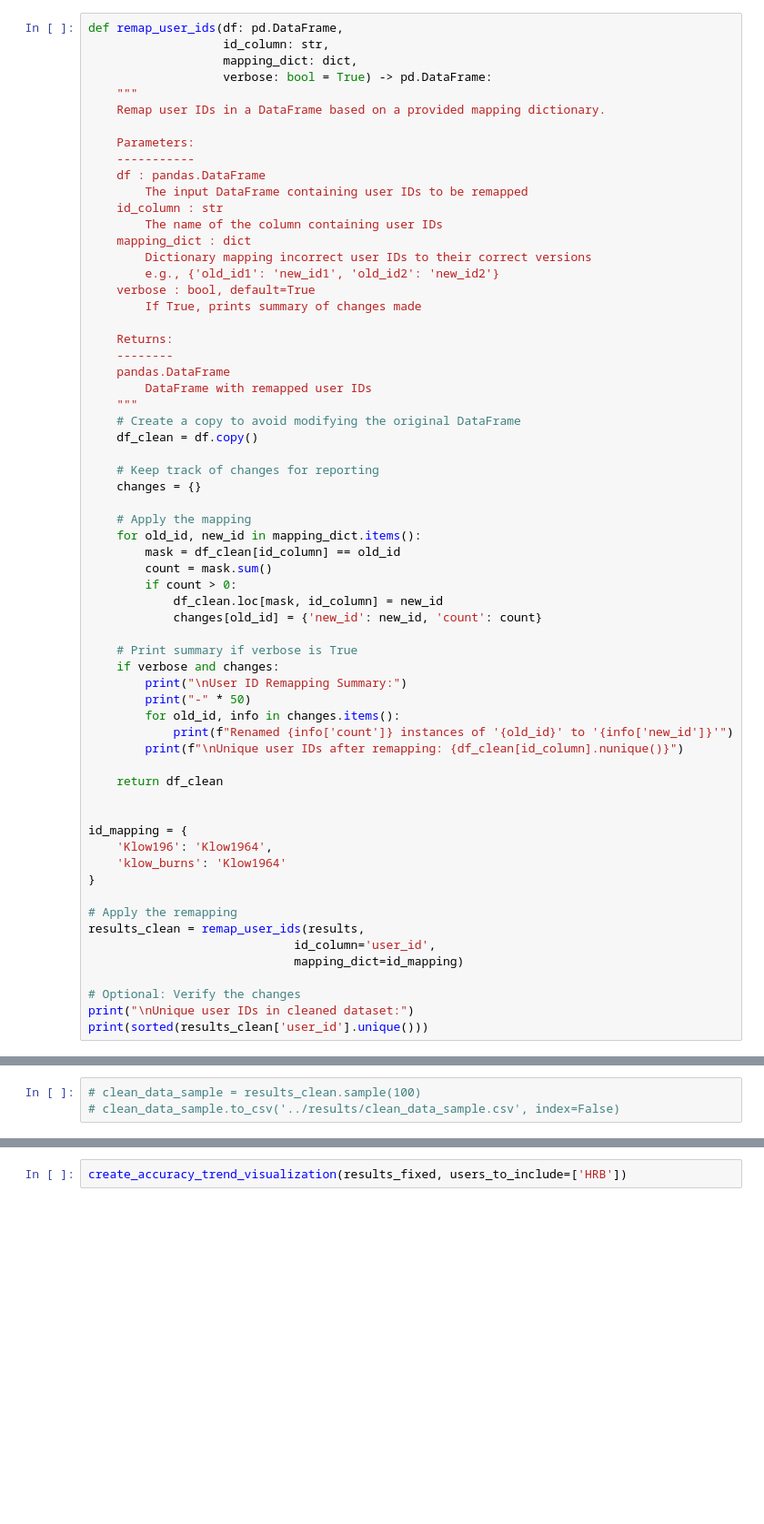
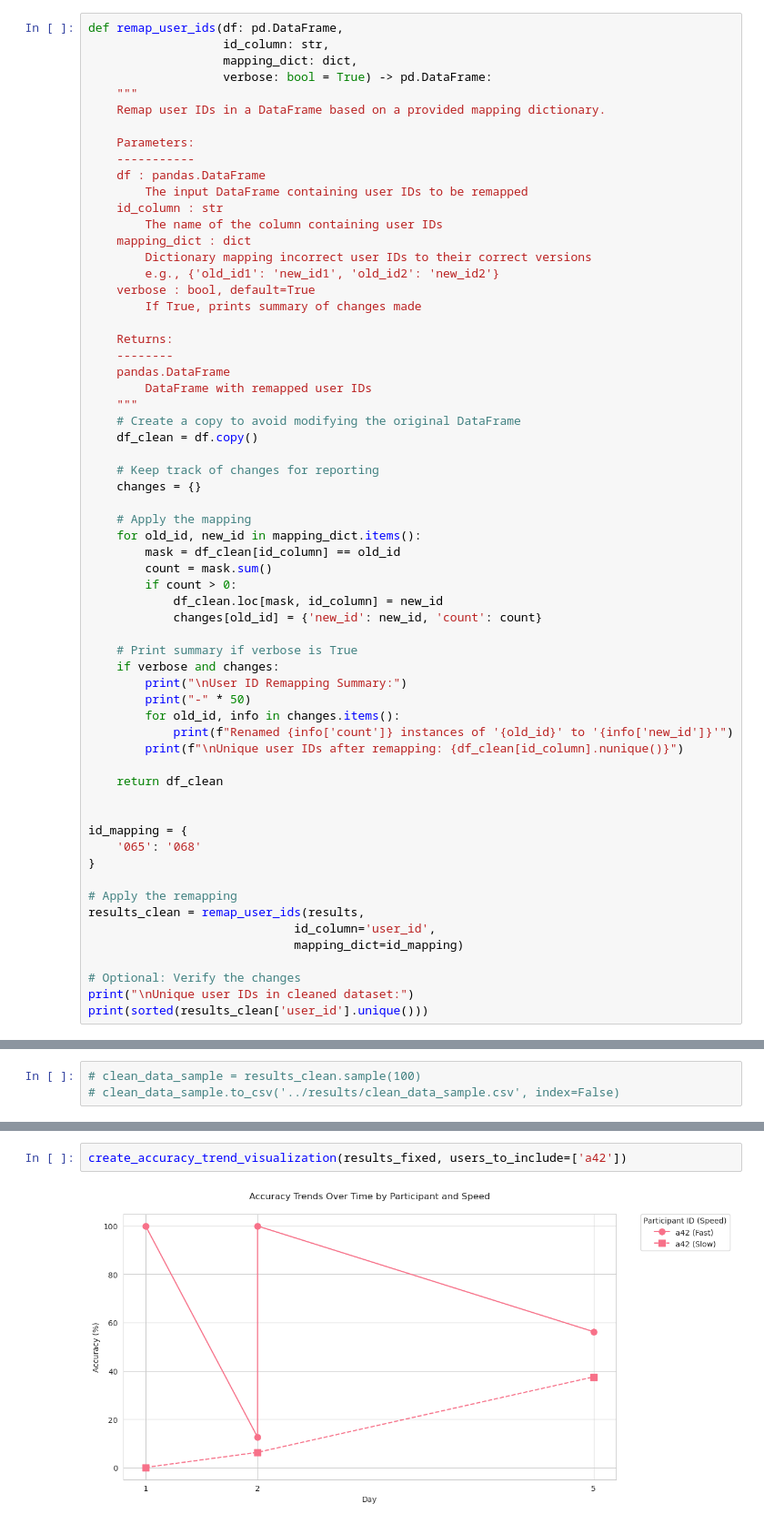
Before and after one commit to m6urns/muller-lyer-replication, a Jupyter notebook: notebooks/results-cleaning.ipynb, the cells around one changed output, grey strips where cells are left out. Shown at 91% size. Cells and saved outputs as stored; diff of their text form; blank space fills up the shorter version.

```diff
--- a/notebooks/results-cleaning.ipynb
+++ b/notebooks/results-cleaning.ipynb
@@ -240,8 +252,7 @@ def remap_user_ids(df: pd.DataFrame,
 
 
 id_mapping = {
-    'Klow196': 'Klow1964',
-    'klow_burns': 'Klow1964'
+    '065': '068'
 }
 
 # Apply the remapping
@@ -574,2 +652,4 @@ verify_quiz_assignments(results_fixed)
 # %%
-create_accuracy_trend_visualization(results_fixed, users_to_include=['HRB'])
+create_accuracy_trend_visualization(results_fixed, users_to_include=['a42'])
+# %% [output]
+[figure, added]
```
Also changed, not shown: parts of 13 cells of this notebook, 1 other file.
